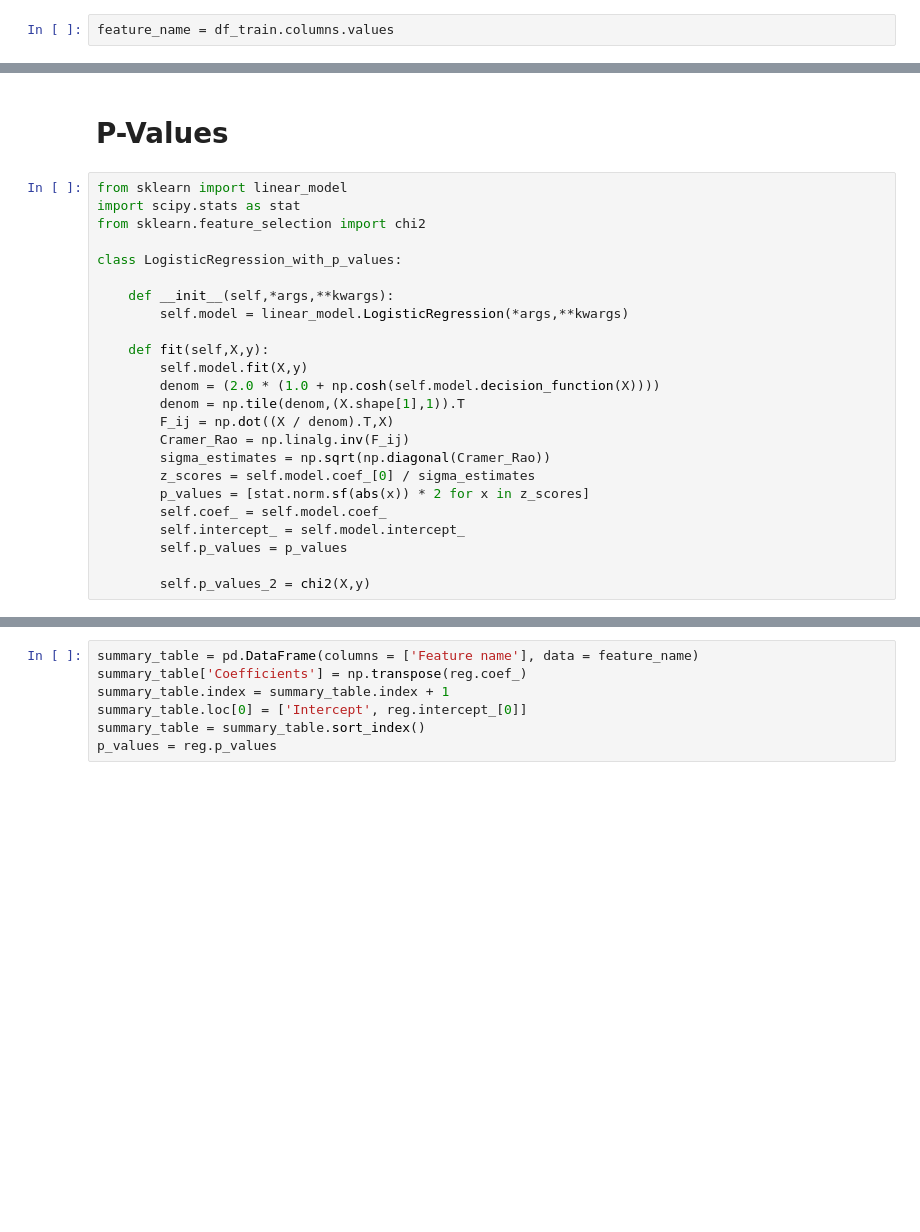
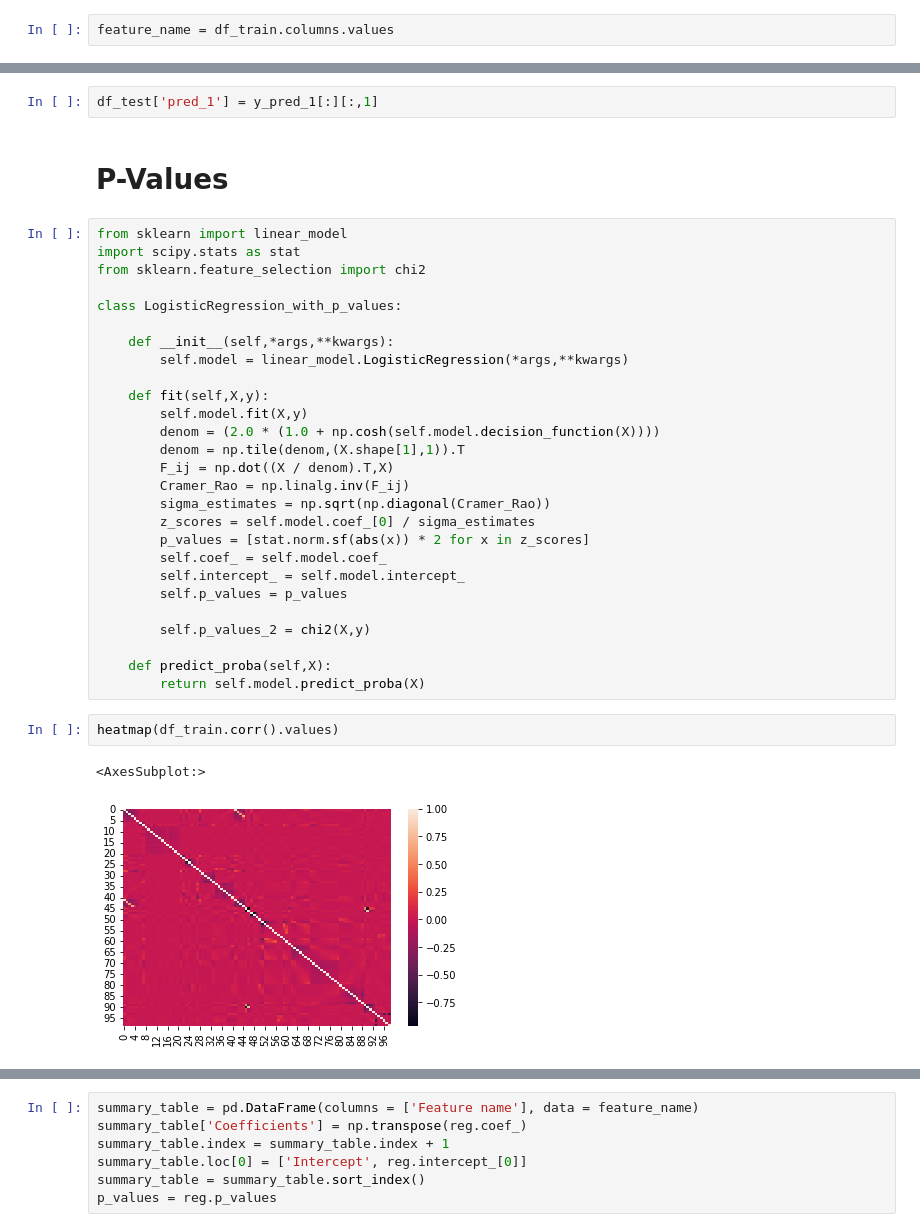
Before and after one commit to Jestefano/credit-scoring-logistic, a Jupyter notebook: notebooks/05 modeling.ipynb, the cells around one changed output, grey strips where cells are left out. Drawn from its saved outputs; the diff is of its cells as text; blank space fills up the shorter version.

Commit message:
Metrics and update in modeling

```diff
--- a/notebooks/05 modeling.ipynb
+++ b/notebooks/05 modeling.ipynb
@@ -238,3 +363,5 @@ summary_table
+# %%
+df_test['pred_1'] = y_pred_1[:][:,1]
 # %% [markdown]
 # P-Values
 # %%
@@ -261,3 +388,11 @@ class LogisticRegression_with_p_values:
         self.p_values = p_values
 
         self.p_values_2 = chi2(X,y)
+
+    def predict_proba(self,X):
+        return self.model.predict_proba(X)
+# %%
+heatmap(df_train.corr().values)
+# %% [output]
+<AxesSubplot:>
+[figure, added]
```
Also changed, not shown: parts of 24 cells of this notebook, 2 other files.
